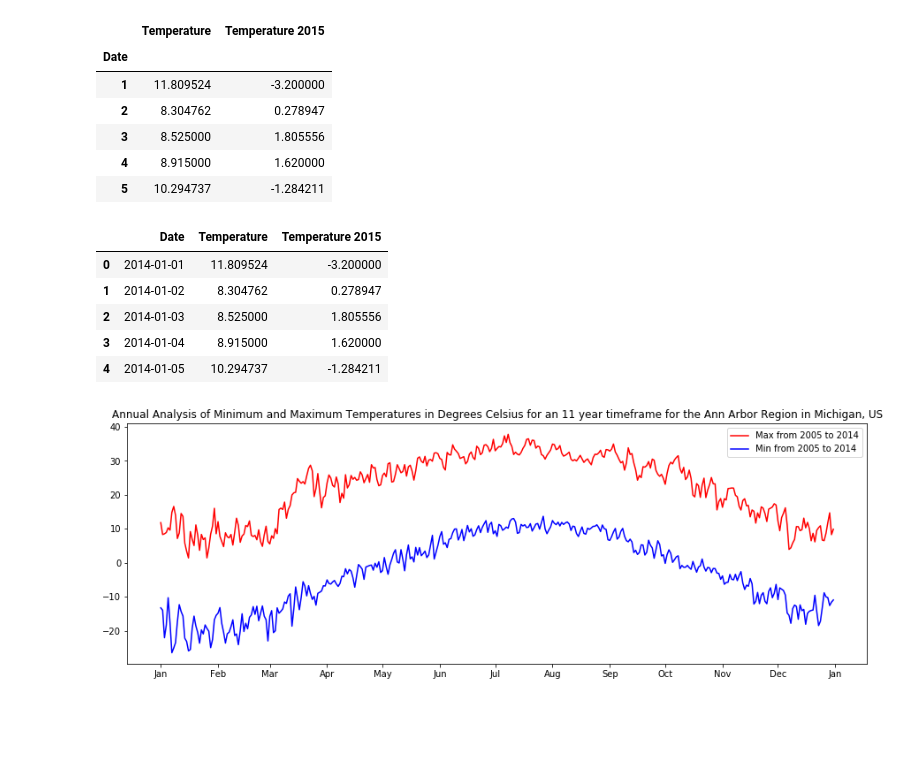
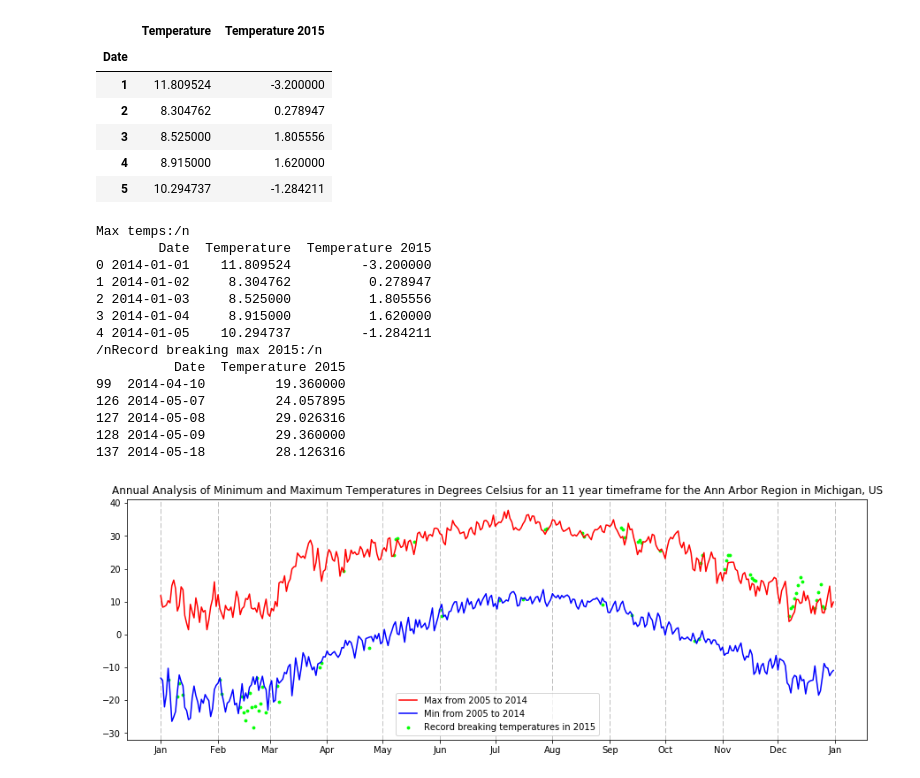
Before and after one commit to AndresColognesi/DS_DataVizProjects, a Jupyter notebook: A2_WeatherData/Assignment2.ipynb, the cells around one changed output. Drawn from its saved outputs; the diff is of its cells as text; code cells hidden in the pictures; blank space fills up the shorter version.

Commit message:
feat: Add scatter plot and x grid

```diff
--- a/A2_WeatherData/Assignment2.ipynb
+++ b/A2_WeatherData/Assignment2.ipynb
@@ -147,16 +147,29 @@ min_temps['Date'] += base_date
 max_2015 = max_temps[max_temps['Temperature 2015'] > max_temps['Temperature']]
 # Get min record breaker values:
 min_2015 = min_temps[min_temps['Temperature 2015'] < min_temps['Temperature']]
+# Concatenate record breaking values and dates:
+record_breaking = pd.concat([max_2015[['Date', 'Temperature 2015']], min_2015[['Date', 'Temperature 2015']]])
 
 # Just for verification:
-max_temps.head()
+print("Max temps:/n")
+print(max_temps.head())
+print("/nRecord breaking max 2015:/n")
+print(record_breaking.head())
 # %% [output]
-|  | Date | Temperature | Temperature 2015 |
-| 0 | 2014-01-01 | 11.809524 | -3.200000 |
-| 1 | 2014-01-02 | 8.304762 | 0.278947 |
-| 2 | 2014-01-03 | 8.525000 | 1.805556 |
-| 3 | 2014-01-04 | 8.915000 | 1.620000 |
-| 4 | 2014-01-05 | 10.294737 | -1.284211 |
+Max temps:/n
+        Date  Temperature  Temperature 2015
+0 2014-01-01    11.809524         -3.200000
+1 2014-01-02     8.304762          0.278947
+2 2014-01-03     8.525000          1.805556
+3 2014-01-04     8.915000          1.620000
+4 2014-01-05    10.294737         -1.284211
+/nRecord breaking max 2015:/n
+          Date  Temperature 2015
+99  2014-04-10         19.360000
+126 2014-05-07         24.057895
+127 2014-05-08         29.026316
+128 2014-05-09         29.360000
+137 2014-05-18         28.126316
 # %%
 ###############
 ## Plot Data ##
@@ -173,36 +186,41 @@ plt.figure(figsize=(15, 5))
 
 
 ## Create line plots ##
+# Max:
 plt.plot(max_temps['Date'], max_temps['Temperature'], 'r', label='Max from 2005 to 2014')
+# Min:
 plt.plot(min_temps['Date'], min_temps['Temperature'], 'b', label='Min from 2005 to 2014')
+# Shadow:
 
 
 ## Create 2015 scatter plot ##
-
+plt.scatter(np.array(record_breaking['Date']), record_breaking['Temperature 2015'],
+            label='Record breaking temperatures in 2015', c='lime', s=8)
 
 ## Finalize Visual ##
 plt.title("Annual Analysis of Minimum and Maximum Temperatures in Degrees Celsius for an 11 year timeframe for the Ann Arbor Region in Michigan, US")
 plt.legend()
 
 # Formatting x axis:
 
 # Define month locator for x axis data:
 locator = mdates.MonthLocator()
 # Define desired format (%b gives written month names abreviations):
 fmt = mdates.DateFormatter('%b')
 # Get x axis object:
 x_axis = plt.gca().xaxis
 # Set locator:
 x_axis.set_major_locator(locator)
 # Set formatter:
 x_axis.set_major_formatter(fmt)
+# Set vertical grid:
+x_axis.grid(True, linestyle='--')
 
 ## Save and show image ##
 plt.show()
 #plt.savefig('temperature_analysis.png')
 
 # TODO: Shadow between lines
-# TODO: Scatter from 2015 that are out of painted area
 # TODO: Texts, legends, titles, temove contours.... make final appearance of graphic nice
 # %% [output]
-[figure, old version]
+[figure, new version]
```
